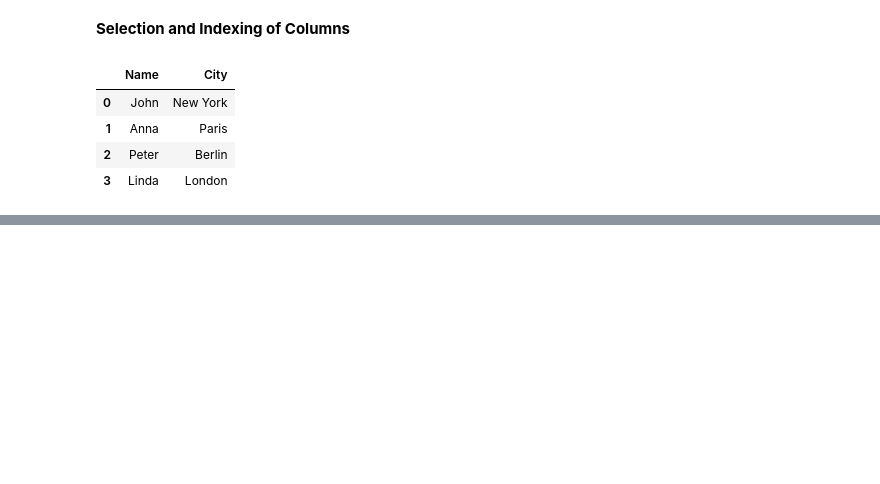
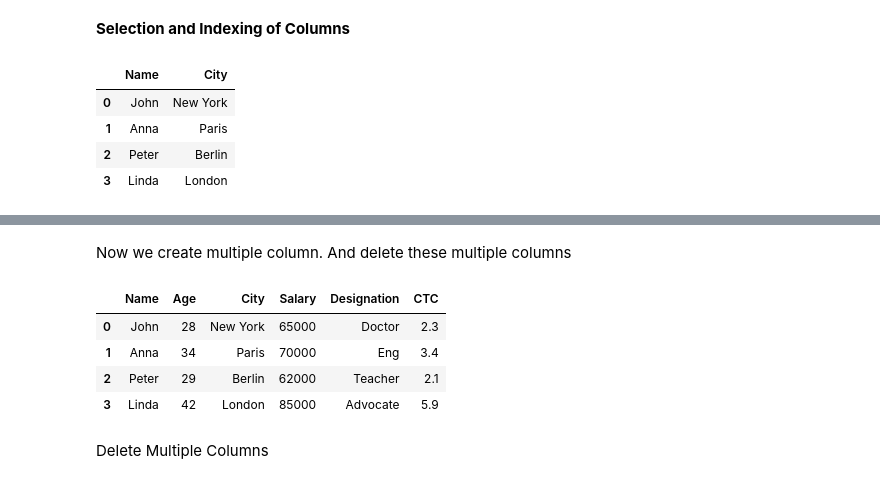
Before and after one commit to Prakritish-bhattacharya/NamasteAI, a Jupyter notebook: Practical_Implementation/pandas.ipynb, the cells around one changed output, grey strips where cells are left out. Cells and saved outputs as stored; diff of their text form; code cells hidden in the pictures; blank space fills up the shorter version.

```diff
--- a/Practical_Implementation/pandas.ipynb
+++ b/Practical_Implementation/pandas.ipynb
@@ -190,0 +193,3 @@ df_with_columns[["Name","City"]]
+# %%
+df_with_columns["designation"] = ["Doctor","Eng","Teacher","Doctor"]
+df_with_columns
@@ -190,0 +224,5 @@ df_with_columns[["Name","City"]]
+# %%
+# use inplace() ----> to show how selected column delete from main DataFrame
+# inplace=True → modifies the existing DataFrame
+df_with_columns.drop("designation", axis = 1, inplace = True)
+df_with_columns
@@ -190,0 +244,18 @@ df_with_columns[["Name","City"]]
+# %% [markdown]
+Now we create multiple column. And delete these multiple columns
+# %%
+df_with_columns[["Designation","CTC"]] = [
+    ["Doctor", "2.3"],
+    ["Eng", "3.4"],
+    ["Teacher", "2.1"],
+    ["Advocate", "5.9"]
+]
+df_with_columns
+# %% [output]
+|  | Name | Age | City | Salary | Designation | CTC |
+| 0 | John | 28 | New York | 65000 | Doctor | 2.3 |
+| 1 | Anna | 34 | Paris | 70000 | Eng | 3.4 |
+| 2 | Peter | 29 | Berlin | 62000 | Teacher | 2.1 |
+| 3 | Linda | 42 | London | 85000 | Advocate | 5.9 |
+# %% [markdown]
+Delete Multiple Columns
```
Also changed, not shown: parts of 54 cells of this notebook.
